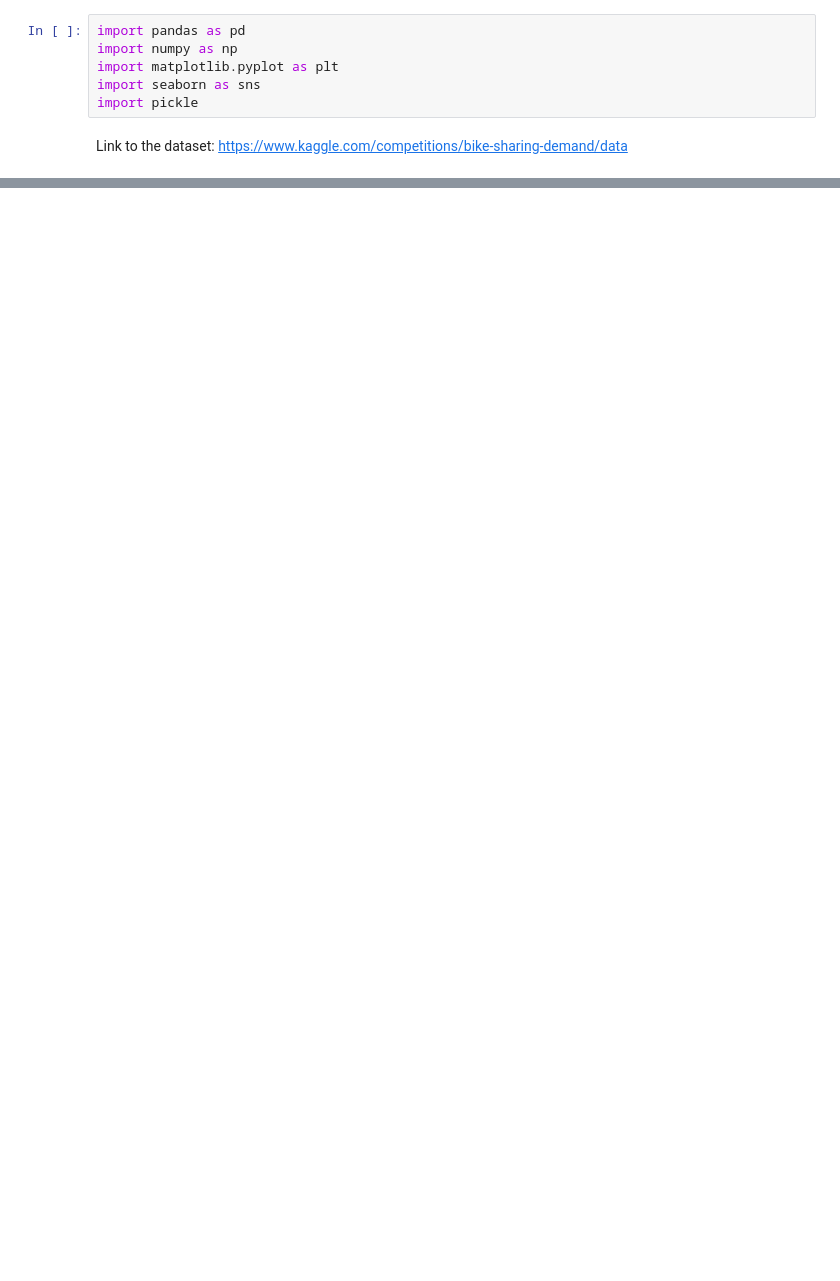
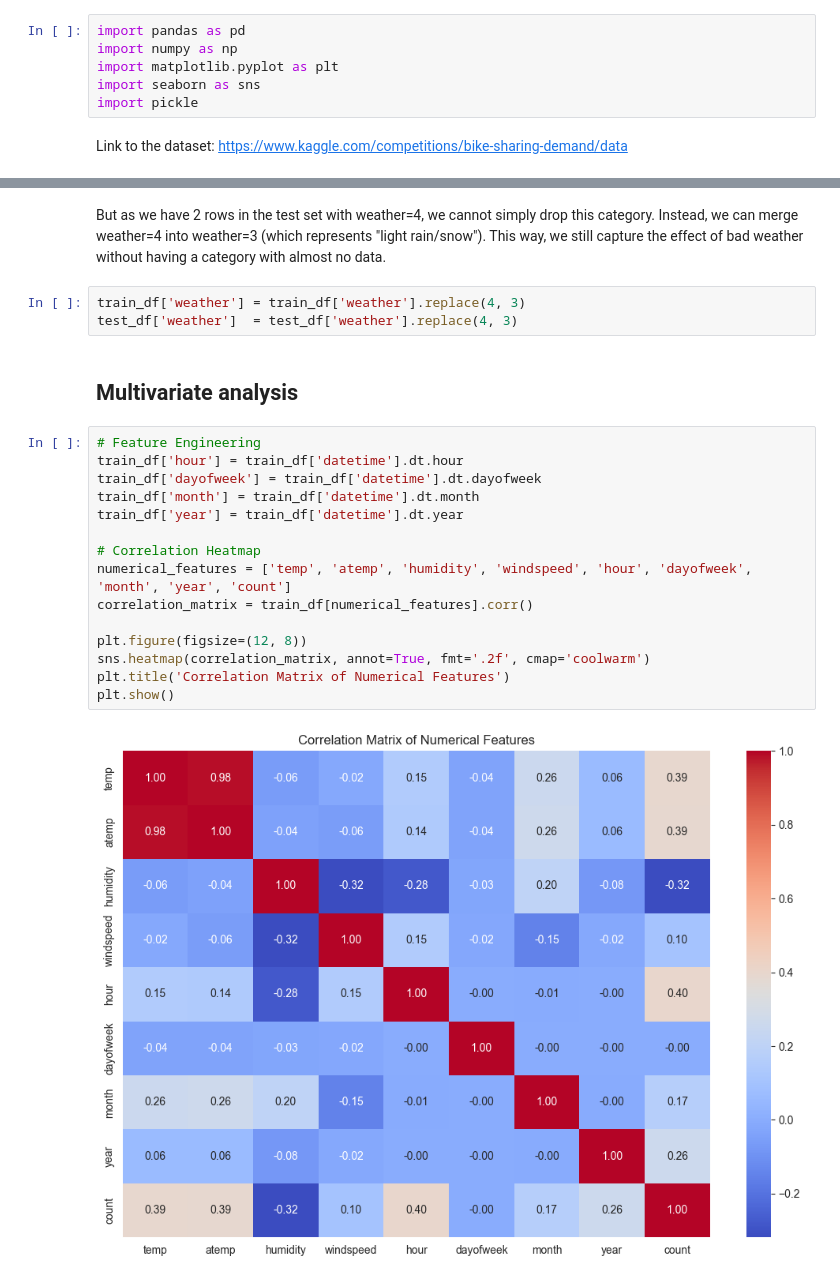
Before and after one commit to nicolas-hbt/machine-learning-zoomcamp-homework, a Jupyter notebook: midterm_project/analysis.ipynb, the cells around one changed output, grey strips where cells are left out. Cells and saved outputs as stored; diff of their text form; blank space fills up the shorter version.

```diff
--- a/midterm_project/analysis.ipynb
+++ b/midterm_project/analysis.ipynb
@@ -127,0 +182,24 @@ plt.savefig('images/numerical_features_distribution.png')
+# %% [markdown]
+But as we have 2 rows in the test set with weather=4, we cannot simply drop this category. Instead, we can merge weather=4 into weather=3 (which represents "light rain/snow"). This way, we still capture the effect of bad weather without having a category with almost no data.
+# %%
+train_df['weather'] = train_df['weather'].replace(4, 3)
+test_df['weather']  = test_df['weather'].replace(4, 3)
+# %% [markdown]
+## Multivariate analysis
+# %%
+# Feature Engineering
+train_df['hour'] = train_df['datetime'].dt.hour
+train_df['dayofweek'] = train_df['datetime'].dt.dayofweek
+train_df['month'] = train_df['datetime'].dt.month
+train_df['year'] = train_df['datetime'].dt.year
+
+# Correlation Heatmap
+numerical_features = ['temp', 'atemp', 'humidity', 'windspeed', 'hour', 'dayofweek', 'month', 'year', 'count']
+correlation_matrix = train_df[numerical_features].corr()
+
+plt.figure(figsize=(12, 8))
+sns.heatmap(correlation_matrix, annot=True, fmt='.2f', cmap='coolwarm')
+plt.title('Correlation Matrix of Numerical Features')
+plt.show()
+# %% [output]
+[figure, added]
```
Also changed, not shown: parts of 32 cells of this notebook.
